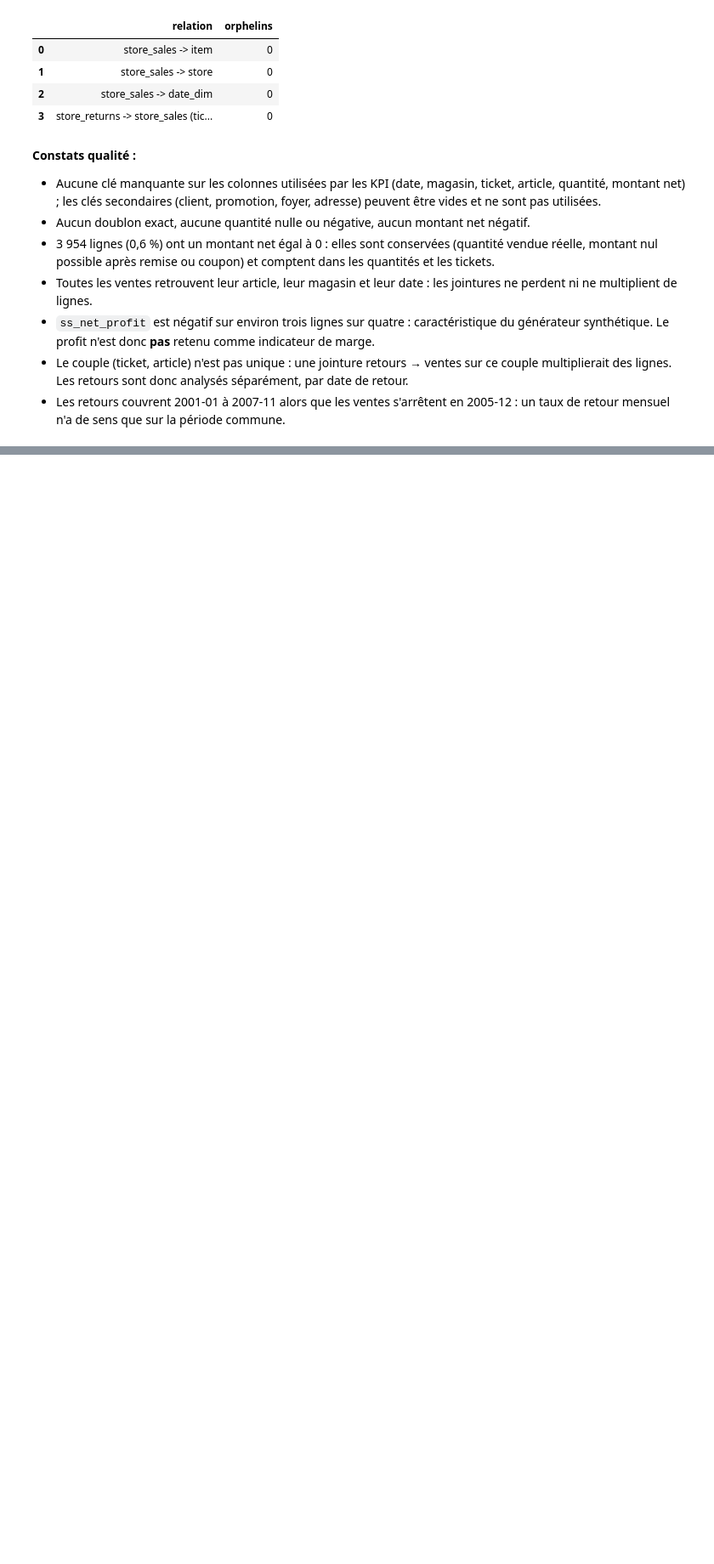
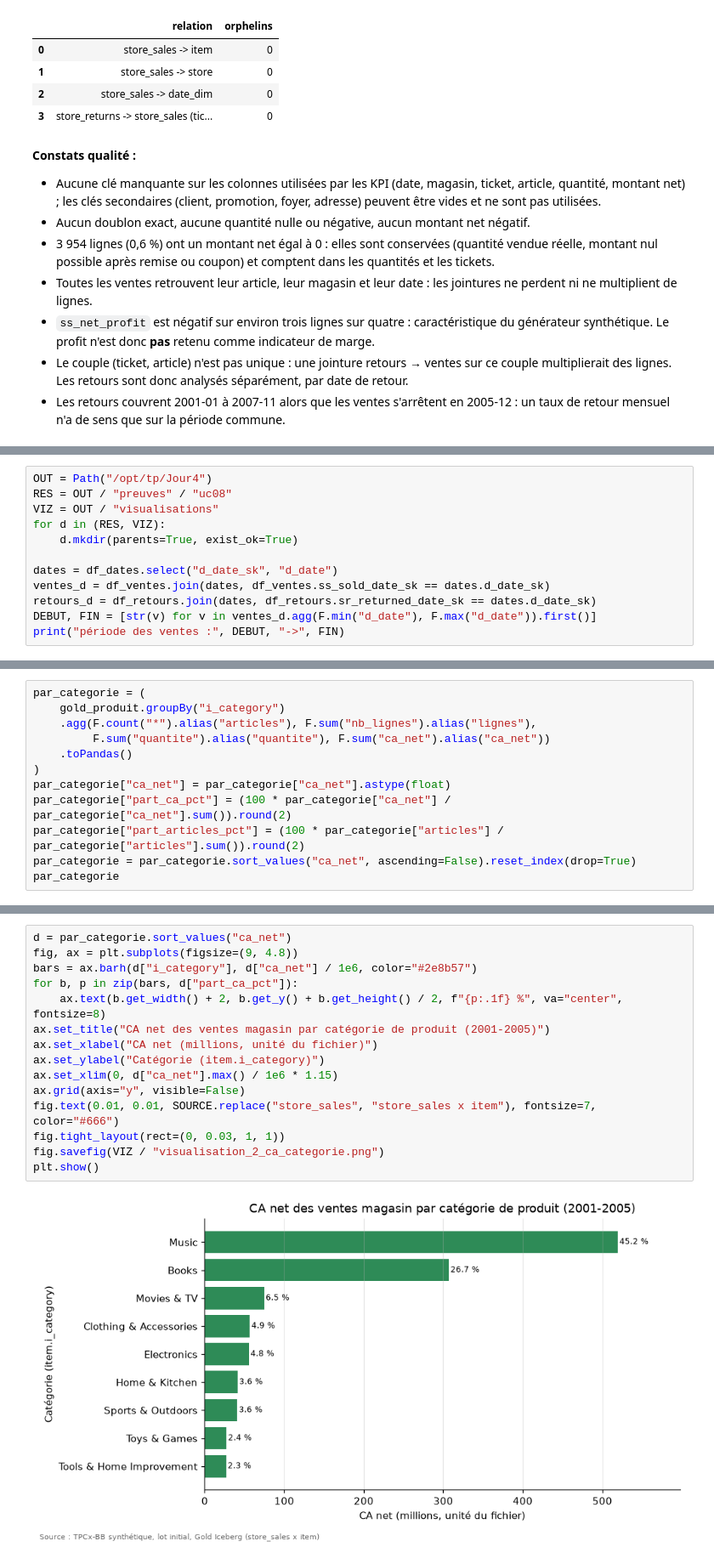
Before and after one commit to waelchaibi/tp_dw_dl, a Jupyter notebook: notebooks/TP4_Retail_Intelligence.ipynb, the cells around one changed output, grey strips where cells are left out. Shown at 85% size. Drawn from its saved outputs; the diff is of its cells as text; blank space fills up the shorter version.

```diff
--- a/notebooks/TP4_Retail_Intelligence.ipynb
+++ b/notebooks/TP4_Retail_Intelligence.ipynb
@@ -492,0 +371,12 @@ Au minimum **2 constats**. Rappel : corrélation ≠ causalité ; les données T
+# %%
+OUT = Path("/opt/tp/Jour4")
+RES = OUT / "preuves" / "uc08"
+VIZ = OUT / "visualisations"
+for d in (RES, VIZ):
+    d.mkdir(parents=True, exist_ok=True)
+
+dates = df_dates.select("d_date_sk", "d_date")
+ventes_d = df_ventes.join(dates, df_ventes.ss_sold_date_sk == dates.d_date_sk)
+retours_d = df_retours.join(dates, df_retours.sr_returned_date_sk == dates.d_date_sk)
+DEBUT, FIN = [str(v) for v in ventes_d.agg(F.min("d_date"), F.max("d_date")).first()]
+print("période des ventes :", DEBUT, "->", FIN)
@@ -492,0 +513,12 @@ Au minimum **2 constats**. Rappel : corrélation ≠ causalité ; les données T
+# %%
+par_categorie = (
+    gold_produit.groupBy("i_category")
+    .agg(F.count("*").alias("articles"), F.sum("nb_lignes").alias("lignes"),
+         F.sum("quantite").alias("quantite"), F.sum("ca_net").alias("ca_net"))
+    .toPandas()
+)
+par_categorie["ca_net"] = par_categorie["ca_net"].astype(float)
+par_categorie["part_ca_pct"] = (100 * par_categorie["ca_net"] / par_categorie["ca_net"].sum()).round(2)
+par_categorie["part_articles_pct"] = (100 * par_categorie["articles"] / par_categorie["articles"].sum()).round(2)
+par_categorie = par_categorie.sort_values("ca_net", ascending=False).reset_index(drop=True)
+par_categorie
@@ -492,0 +700,17 @@ Au minimum **2 constats**. Rappel : corrélation ≠ causalité ; les données T
+# %%
+d = par_categorie.sort_values("ca_net")
+fig, ax = plt.subplots(figsize=(9, 4.8))
+bars = ax.barh(d["i_category"], d["ca_net"] / 1e6, color="#2e8b57")
+for b, p in zip(bars, d["part_ca_pct"]):
+    ax.text(b.get_width() + 2, b.get_y() + b.get_height() / 2, f"{p:.1f} %", va="center", fontsize=8)
+ax.set_title("CA net des ventes magasin par catégorie de produit (2001-2005)")
+ax.set_xlabel("CA net (millions, unité du fichier)")
+ax.set_ylabel("Catégorie (item.i_category)")
+ax.set_xlim(0, d["ca_net"].max() / 1e6 * 1.15)
+ax.grid(axis="y", visible=False)
+fig.text(0.01, 0.01, SOURCE.replace("store_sales", "store_sales x item"), fontsize=7, color="#666")
+fig.tight_layout(rect=(0, 0.03, 1, 1))
+fig.savefig(VIZ / "visualisation_2_ca_categorie.png")
+plt.show()
+# %% [output]
+[figure, added]
```
Also changed, not shown: parts of 86 cells of this notebook, 21 other files.
